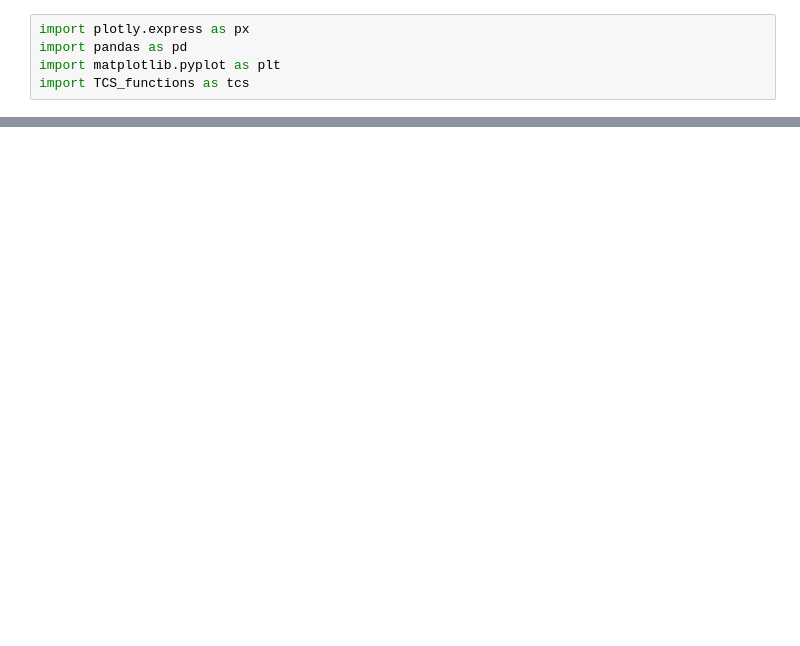
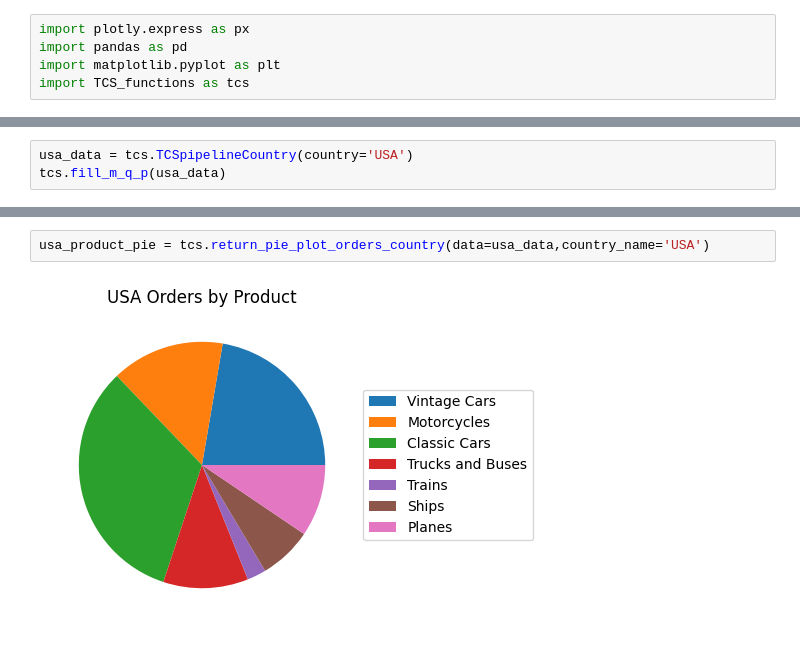
Before and after one commit to cameroncochrane/tcs_streamlit, a Jupyter notebook: test.ipynb, the cells around one changed output, grey strips where cells are left out. Drawn from its saved outputs; the diff is of its cells as text; blank space fills up the shorter version.

```diff
--- a/test.ipynb
+++ b/test.ipynb
@@ -109,0 +230,3 @@ list(country_sales.keys())
+# %%
+usa_data = tcs.TCSpipelineCountry(country='USA')
+tcs.fill_m_q_p(usa_data)
@@ -109,0 +238,4 @@ list(country_sales.keys())
+# %%
+usa_product_pie = tcs.return_pie_plot_orders_country(data=usa_data,country_name='USA')
+# %% [output]
+[figure, added]
```
Also changed, not shown: parts of 21 cells of this notebook, 2 other files.
